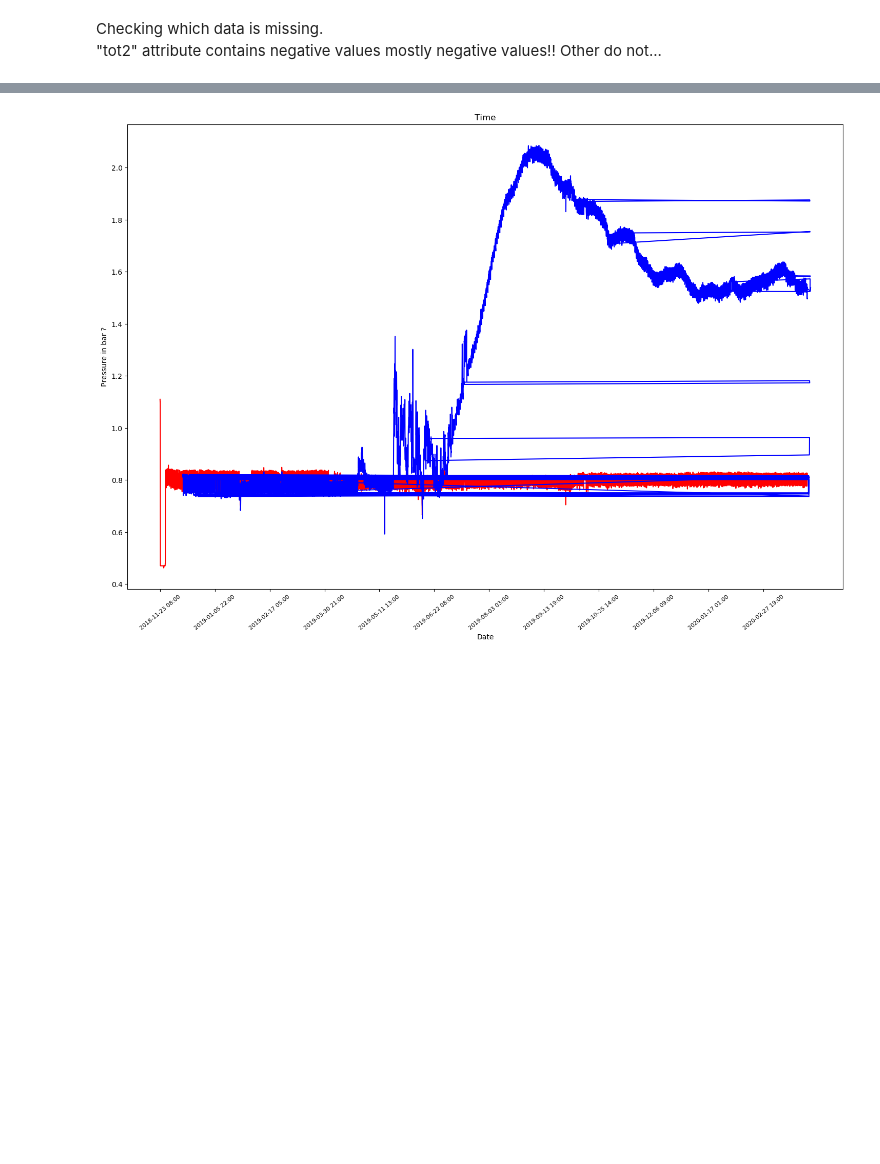
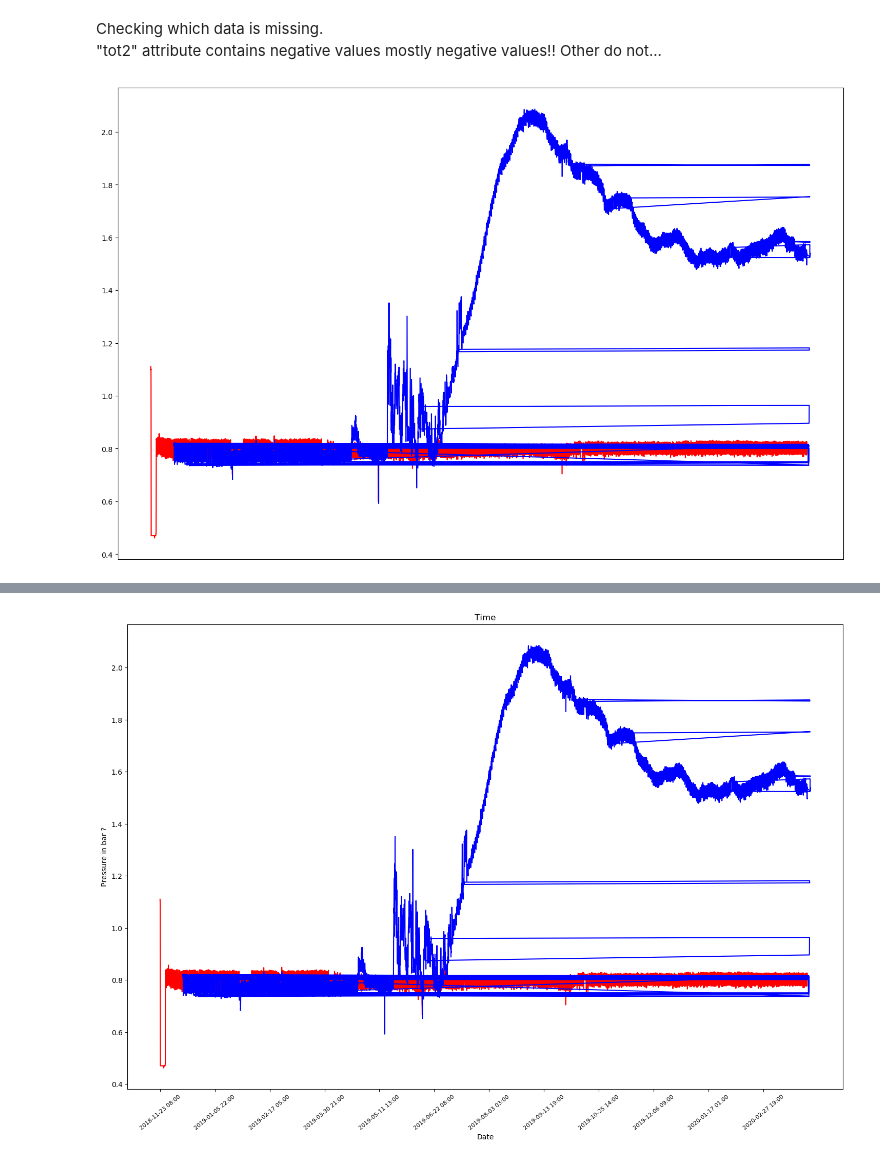
Before and after one commit to Zan-23/IJS_water_loss, a Jupyter notebook: notebooks/Intial data analysis.ipynb, the cells around one changed output, grey strips where cells are left out. Cells and saved outputs as stored; diff of their text form; code cells hidden in the pictures; blank space fills up the shorter version.

```diff
--- a/notebooks/Intial data analysis.ipynb
+++ b/notebooks/Intial data analysis.ipynb
@@ -196,6 +200,16 @@ len_analog = len(data[(data['analog2'] != 0)])
 print("Missing data in columns: ")
 print("tot1:", (DATA_SIZE - len_tot1), "\ntot2:", (DATA_SIZE - len_tot2), "\nanalog2:", (DATA_SIZE- len_analog))
 """;
+# %%
+fig, ax = plt.subplots(figsize=(18, 12), dpi= 100)
+
+ax.plot(timestamp_data_249, y_axis_data_249, color="red")
+ax.plot(timestamp_data_248, y_axis_data_248, color="blue")
+ax.set_xticks([])
+
+plt.show()
+# %% [output]
+[figure, added]
 # %%
 # version 2
 fig = plt.figure(figsize=(18, 12), dpi= 100, facecolor='w')
```
Also changed, not shown: parts of 5 cells of this notebook, 5 other files.
